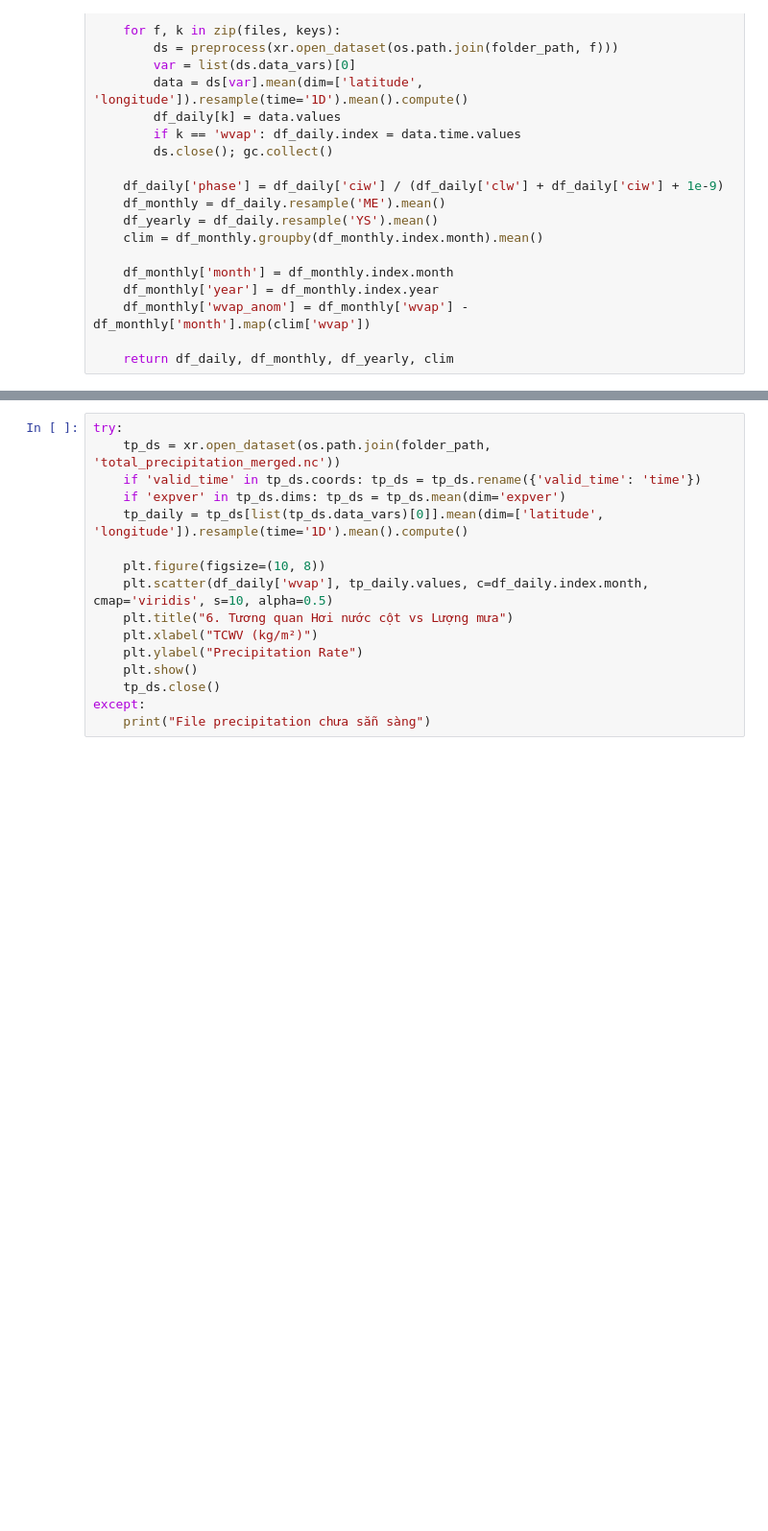
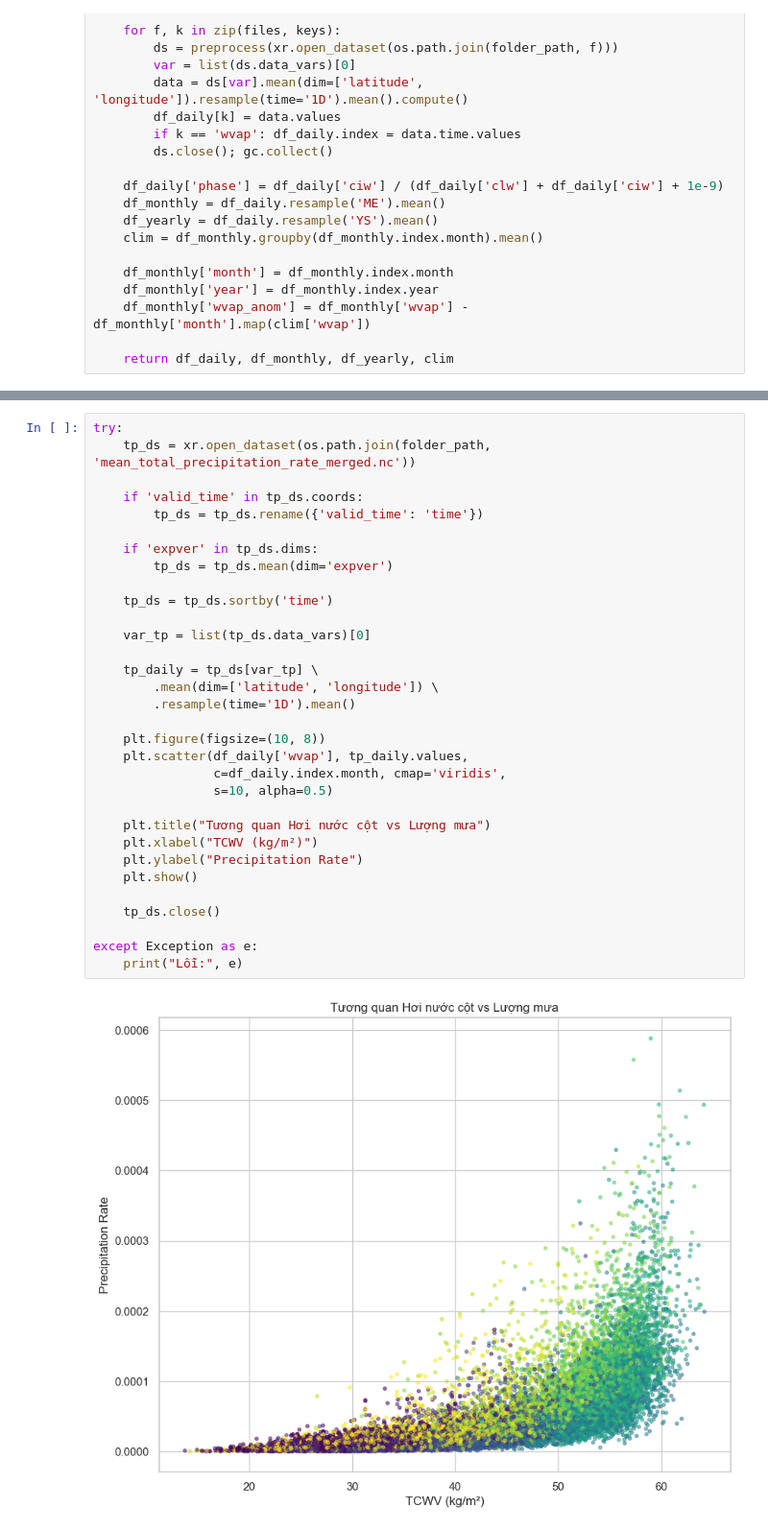
Before and after one commit to hnahtneyugn/climate-analysis-and-prediction, a Jupyter notebook: scripts/col_water_vapour_n_clouds.ipynb, the cells around one changed output, grey strips where cells are left out. Shown at 96% size. Cells and saved outputs as stored; diff of their text form; blank space fills up the shorter version.

```diff
--- a/scripts/col_water_vapour_n_clouds.ipynb
+++ b/scripts/col_water_vapour_n_clouds.ipynb
@@ -89,19 +106,37 @@ plt.show()
 # %%
 try:
-    tp_ds = xr.open_dataset(os.path.join(folder_path, 'total_precipitation_merged.nc'))
-    if 'valid_time' in tp_ds.coords: tp_ds = tp_ds.rename({'valid_time': 'time'})
-    if 'expver' in tp_ds.dims: tp_ds = tp_ds.mean(dim='expver')
-    tp_daily = tp_ds[list(tp_ds.data_vars)[0]].mean(dim=['latitude', 'longitude']).resample(time='1D').mean().compute()
+    tp_ds = xr.open_dataset(os.path.join(folder_path, 'mean_total_precipitation_rate_merged.nc'))
+
+    if 'valid_time' in tp_ds.coords:
+        tp_ds = tp_ds.rename({'valid_time': 'time'})
+
+    if 'expver' in tp_ds.dims:
+        tp_ds = tp_ds.mean(dim='expver')
+
+    tp_ds = tp_ds.sortby('time')
+
+    var_tp = list(tp_ds.data_vars)[0]
+
+    tp_daily = tp_ds[var_tp] \
+        .mean(dim=['latitude', 'longitude']) \
+        .resample(time='1D').mean()
 
     plt.figure(figsize=(10, 8))
-    plt.scatter(df_daily['wvap'], tp_daily.values, c=df_daily.index.month, cmap='viridis', s=10, alpha=0.5)
-    plt.title("6. Tương quan Hơi nước cột vs Lượng mưa")
+    plt.scatter(df_daily['wvap'], tp_daily.values,
+                c=df_daily.index.month, cmap='viridis',
+                s=10, alpha=0.5)
+
+    plt.title("Tương quan Hơi nước cột vs Lượng mưa")
     plt.xlabel("TCWV (kg/m²)")
     plt.ylabel("Precipitation Rate")
     plt.show()
+
     tp_ds.close()
-except:
-    print("File precipitation chưa sẵn sàng")
+
+except Exception as e:
+    print("Lỗi:", e)
+# %% [output]
+[figure, added]
 # %%
 try:
     cape_ds = xr.open_dataset(os.path.join(folder_path, 'convective_available_potential_energy_merged.nc'))
```
Also changed, not shown: parts of 7 cells of this notebook, 8 other files.
